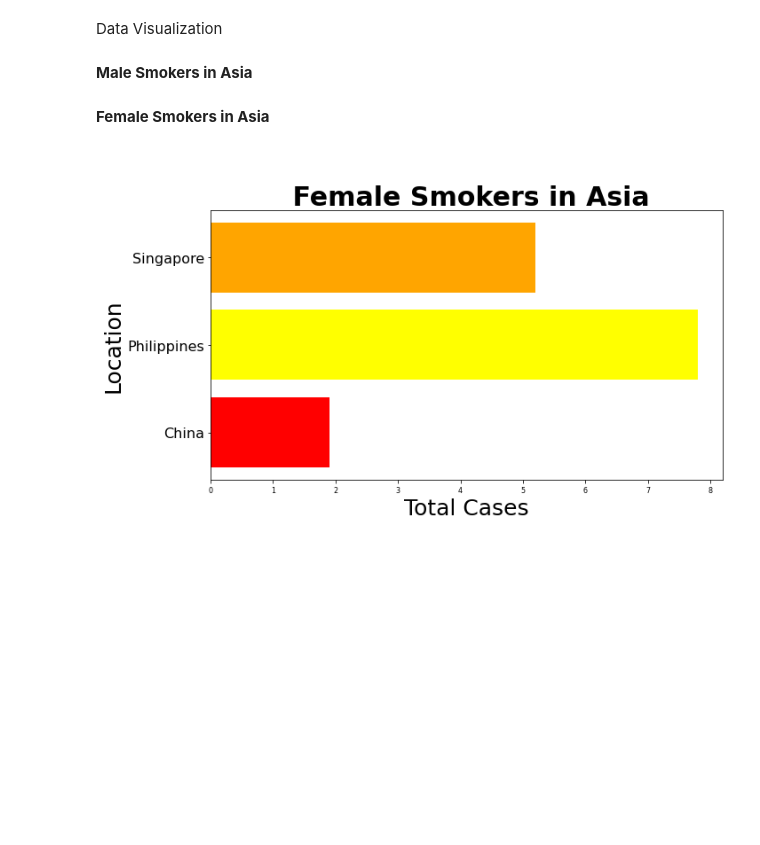
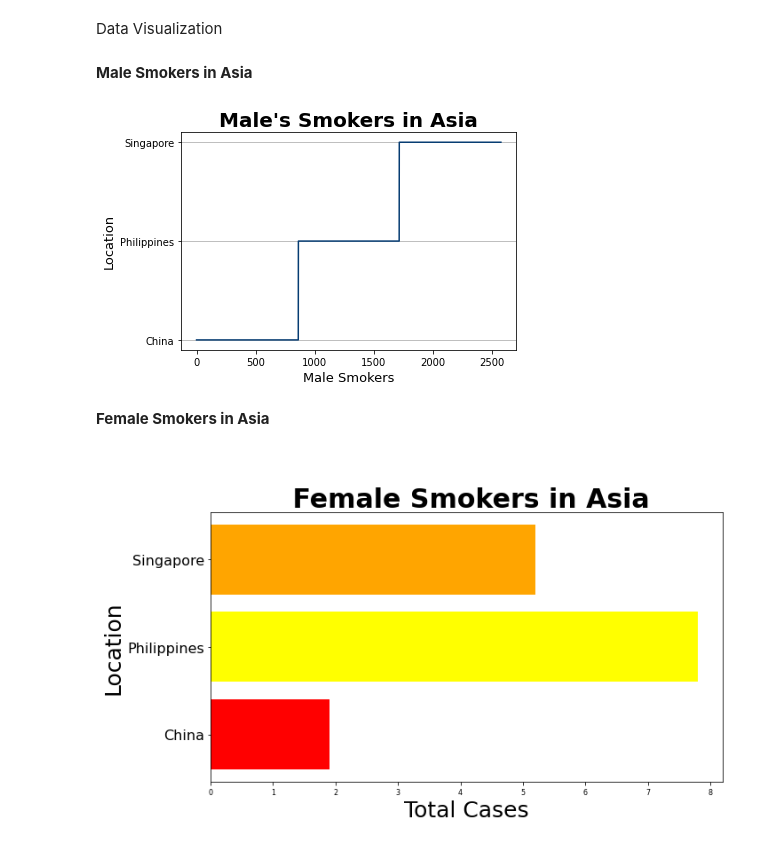
Before and after one commit to krisanndesiderio/SYSTEM-TRON, a Jupyter notebook: COVID19_Case_Surveillance_Public_Use_Data.ipynb, the cells around one changed output. Saved outputs shown, nothing was run; the diff lists cells and outputs as text; code cells hidden in the pictures; blank space fills up the shorter version.

```diff
--- a/COVID19_Case_Surveillance_Public_Use_Data.ipynb
+++ b/COVID19_Case_Surveillance_Public_Use_Data.ipynb
@@ -75,6 +75,21 @@ dataset.head(600)
 Data Visualization
 # %% [markdown]
 **Male Smokers in Asia**
+# %%
+a = np.array(dataset['male_smokers'])
+a = np.array(dataset['location'])
+
+
+plt.ticklabel_format(style='plain')
+plt.plot(a, c='#063c72')
+plt.title("Male's Smokers in Asia", fontweight="bold", fontsize=20)
+plt.xlabel("Male Smokers", fontsize=13)
+plt.ylabel("Location", fontsize=13)
+plt.grid(axis='y')
+
+plt.show()
+# %% [output]
+[figure, added]
 # %% [markdown]
 **Female Smokers in Asia**
 # %%
```
